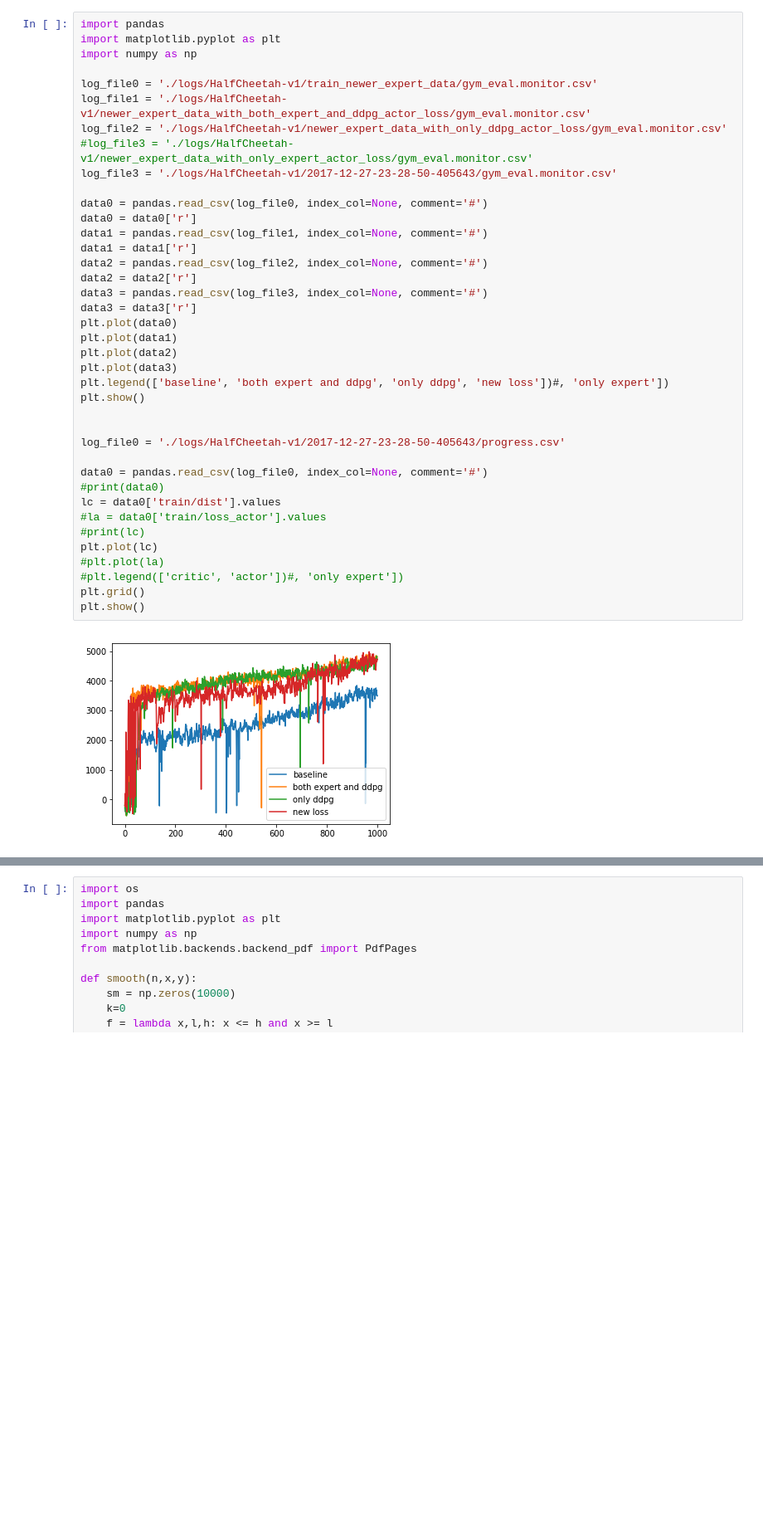
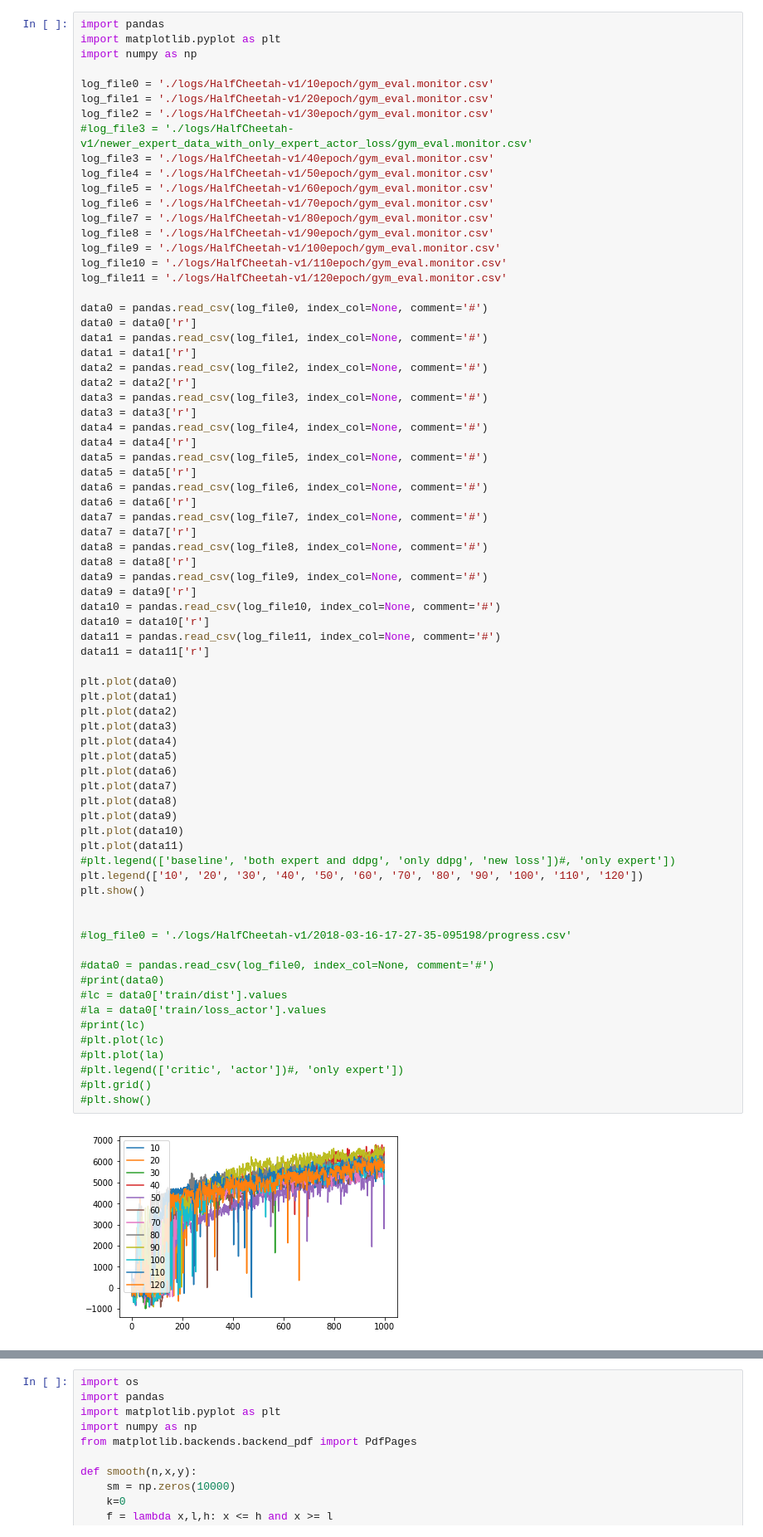
Before and after one commit to zxqzhang/baselines, a Jupyter notebook: baselines/ddpg/plotlogs.ipynb, the cells around one changed output, grey strips where cells are left out. Shown at 83% size. Saved outputs shown, nothing was run; the diff lists cells and outputs as text; blank space fills up the shorter version.

```diff
--- a/baselines/ddpg/plotlogs.ipynb
+++ b/baselines/ddpg/plotlogs.ipynb
@@ -1,41 +1,75 @@
 # %%
 import pandas
 import matplotlib.pyplot as plt
 import numpy as np
 
-log_file0 = './logs/HalfCheetah-v1/train_newer_expert_data/gym_eval.monitor.csv'
-log_file1 = './logs/HalfCheetah-v1/newer_expert_data_with_both_expert_and_ddpg_actor_loss/gym_eval.monitor.csv'
-log_file2 = './logs/HalfCheetah-v1/newer_expert_data_with_only_ddpg_actor_loss/gym_eval.monitor.csv'
+log_file0 = './logs/HalfCheetah-v1/10epoch/gym_eval.monitor.csv'
+log_file1 = './logs/HalfCheetah-v1/20epoch/gym_eval.monitor.csv'
+log_file2 = './logs/HalfCheetah-v1/30epoch/gym_eval.monitor.csv'
 #log_file3 = './logs/HalfCheetah-v1/newer_expert_data_with_only_expert_actor_loss/gym_eval.monitor.csv'
-log_file3 = './logs/HalfCheetah-v1/2017-12-27-23-28-50-405643/gym_eval.monitor.csv'
+log_file3 = './logs/HalfCheetah-v1/40epoch/gym_eval.monitor.csv'
+log_file4 = './logs/HalfCheetah-v1/50epoch/gym_eval.monitor.csv'
+log_file5 = './logs/HalfCheetah-v1/60epoch/gym_eval.monitor.csv'
+log_file6 = './logs/HalfCheetah-v1/70epoch/gym_eval.monitor.csv'
+log_file7 = './logs/HalfCheetah-v1/80epoch/gym_eval.monitor.csv'
+log_file8 = './logs/HalfCheetah-v1/90epoch/gym_eval.monitor.csv'
+log_file9 = './logs/HalfCheetah-v1/100epoch/gym_eval.monitor.csv'
+log_file10 = './logs/HalfCheetah-v1/110epoch/gym_eval.monitor.csv'
+log_file11 = './logs/HalfCheetah-v1/120epoch/gym_eval.monitor.csv'
 
 data0 = pandas.read_csv(log_file0, index_col=None, comment='#')
 data0 = data0['r']
 data1 = pandas.read_csv(log_file1, index_col=None, comment='#')
 data1 = data1['r']
 data2 = pandas.read_csv(log_file2, index_col=None, comment='#')
 data2 = data2['r']
 data3 = pandas.read_csv(log_file3, index_col=None, comment='#')
 data3 = data3['r']
+data4 = pandas.read_csv(log_file4, index_col=None, comment='#')
+data4 = data4['r']
+data5 = pandas.read_csv(log_file5, index_col=None, comment='#')
+data5 = data5['r']
+data6 = pandas.read_csv(log_file6, index_col=None, comment='#')
+data6 = data6['r']
+data7 = pandas.read_csv(log_file7, index_col=None, comment='#')
+data7 = data7['r']
+data8 = pandas.read_csv(log_file8, index_col=None, comment='#')
+data8 = data8['r']
+data9 = pandas.read_csv(log_file9, index_col=None, comment='#')
+data9 = data9['r']
+data10 = pandas.read_csv(log_file10, index_col=None, comment='#')
+data10 = data10['r']
+data11 = pandas.read_csv(log_file11, index_col=None, comment='#')
+data11 = data11['r']
+
 plt.plot(data0)
 plt.plot(data1)
 plt.plot(data2)
 plt.plot(data3)
-plt.legend(['baseline', 'both expert and ddpg', 'only ddpg', 'new loss'])#, 'only expert'])
+plt.plot(data4)
+plt.plot(data5)
+plt.plot(data6)
+plt.plot(data7)
+plt.plot(data8)
+plt.plot(data9)
+plt.plot(data10)
+plt.plot(data11)
+#plt.legend(['baseline', 'both expert and ddpg', 'only ddpg', 'new loss'])#, 'only expert'])
+plt.legend(['10', '20', '30', '40', '50', '60', '70', '80', '90', '100', '110', '120'])
 plt.show()
 
 
-log_file0 = './logs/HalfCheetah-v1/2017-12-27-23-28-50-405643/progress.csv'
+#log_file0 = './logs/HalfCheetah-v1/2018-03-16-17-27-35-095198/progress.csv'
 
-data0 = pandas.read_csv(log_file0, index_col=None, comment='#')
+#data0 = pandas.read_csv(log_file0, index_col=None, comment='#')
 #print(data0)
-lc = data0['train/dist'].values
+#lc = data0['train/dist'].values
 #la = data0['train/loss_actor'].values
 #print(lc)
-plt.plot(lc)
+#plt.plot(lc)
 #plt.plot(la)
 #plt.legend(['critic', 'actor'])#, 'only expert'])
-plt.grid()
-plt.show()
+#plt.grid()
+#plt.show()
 # %% [output]
-[figure, old version]
+[figure, new version]
```
Also changed, not shown: parts of 2 cells of this notebook, 7 other files.
